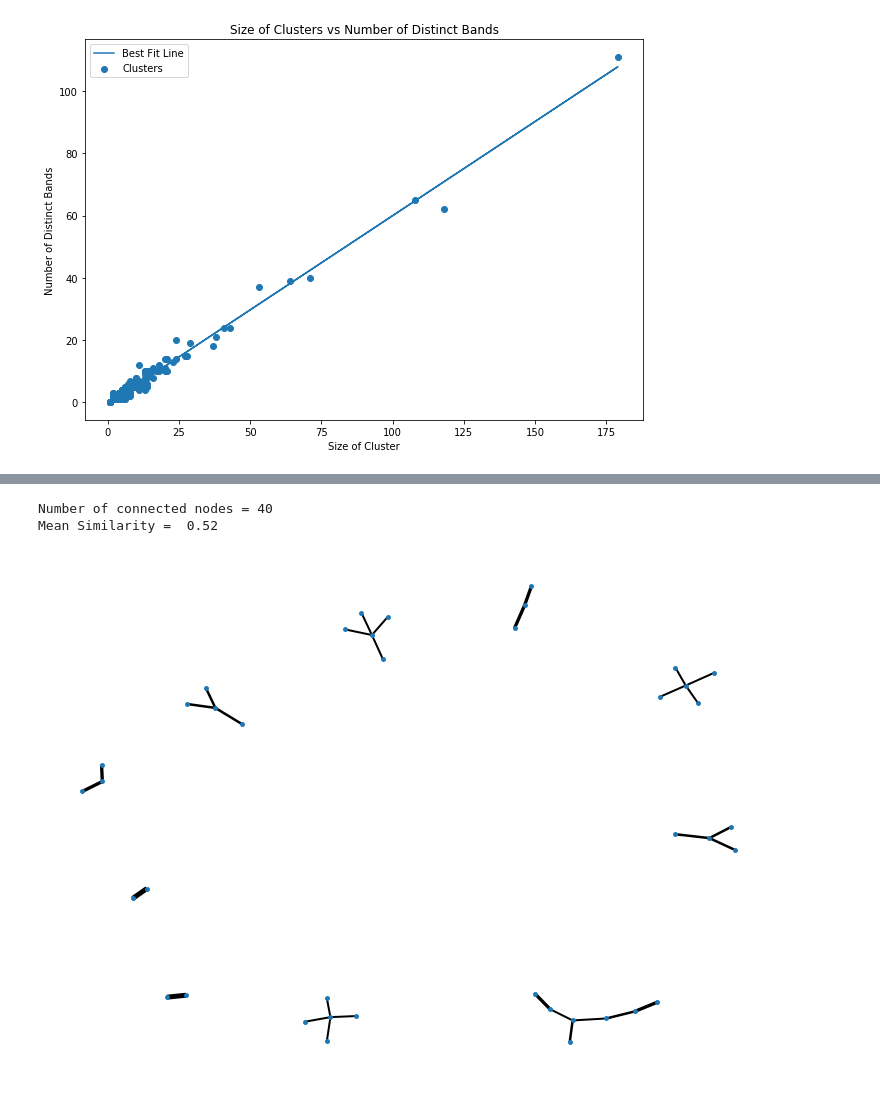
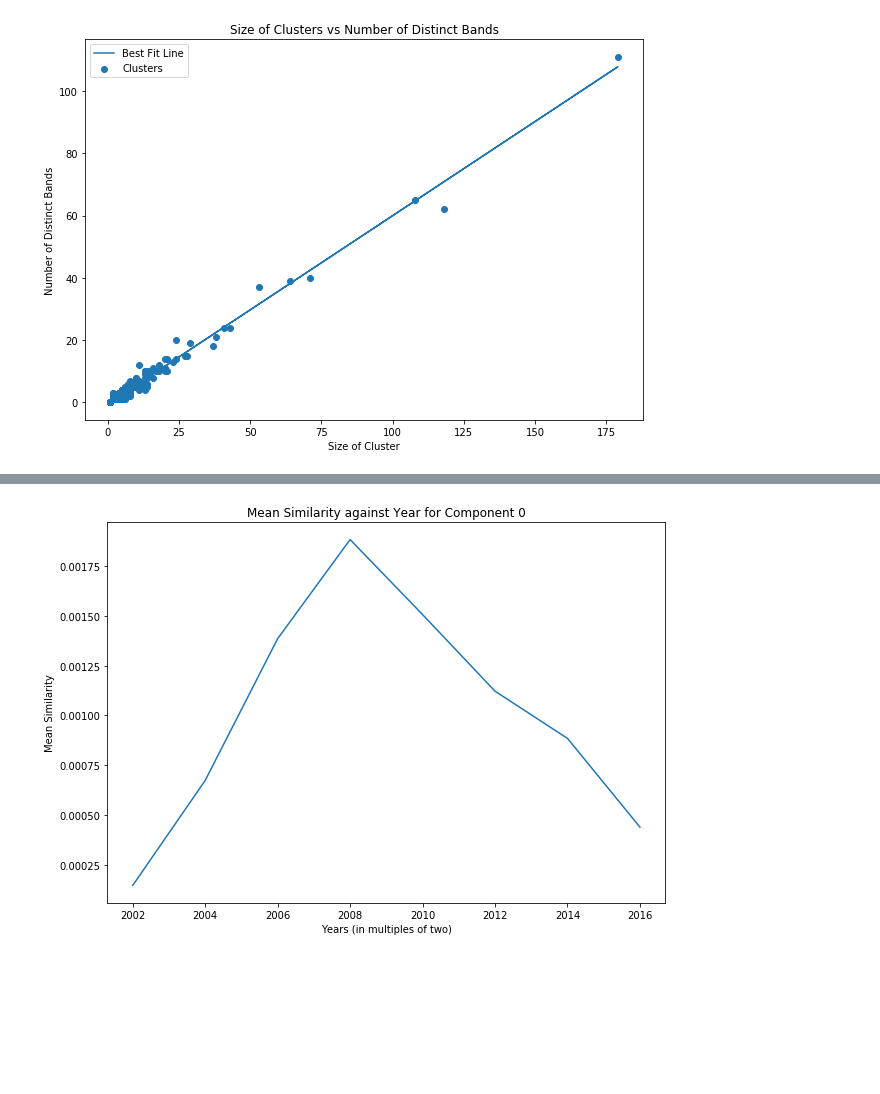
Before and after one commit to jzh001/Social-Network-Structure-in-Common-Interest-Communities, a Jupyter notebook: notebook.ipynb, the cells around one changed output, grey strips where cells are left out. Saved outputs shown, nothing was run; the diff lists cells and outputs as text; code cells hidden in the pictures; blank space fills up the shorter version.

```diff
--- a/notebook.ipynb
+++ b/notebook.ipynb
@@ -559,6 +565,12 @@ Mean Similarity =  0.3335949198194096
 # %%
-draw_subgraph(1,range(2013,2018))
+#draw_subgraph(0,range(2013,2018))
-# %% [output]
-Number of connected nodes = 40
-Mean Similarity =  0.52
-[figure, removed]
+# %%
+plt.title('Mean Similarity against Year for Component 0')#for every pair of nodes
+plt.xlabel('Years (in multiples of two)')
+plt.ylabel('Mean Similarity')#including nodes which do not share an edge
+avesim_x = [x for x in range(2002,2018,2)] #each year
+avesim_y = [get_subgraph(0,[x,x+1],True)[0] for x in avesim_x]
+plt.plot(avesim_x,avesim_y)
+plt.savefig('Mean Similarity against Year for Component 0')
+# %% [output]
+[figure, added]
```
Also changed, not shown: parts of 14 cells of this notebook.
